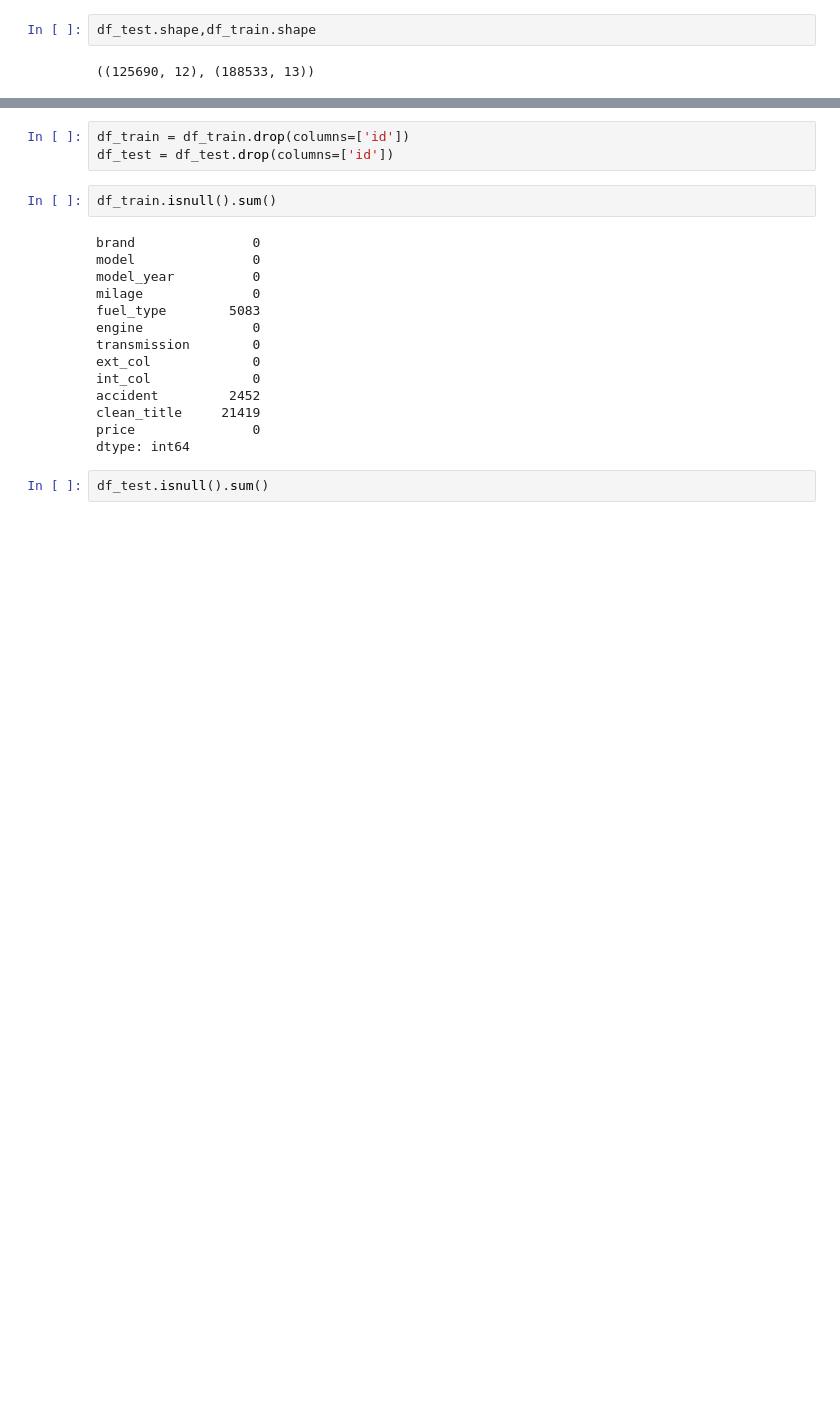
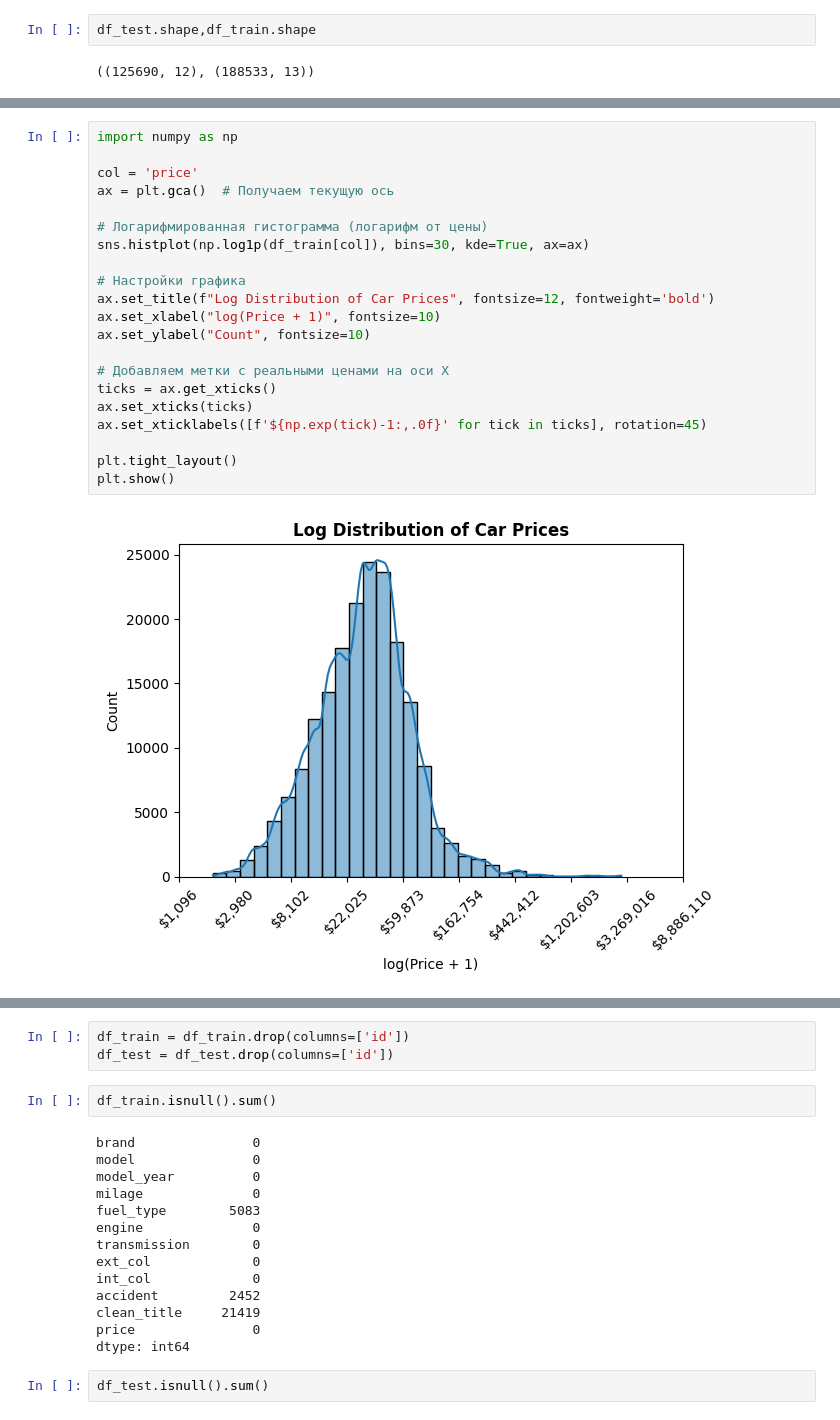
Before and after one commit to chesnokoff/Regression-of-Used-Car-Prices, a Jupyter notebook: car_predictions.ipynb, the cells around one changed output, grey strips where cells are left out. Saved outputs shown, nothing was run; the diff lists cells and outputs as text; blank space fills up the shorter version.

```diff
--- a/car_predictions.ipynb
+++ b/car_predictions.ipynb
@@ -42,0 +63,23 @@ df_test.shape,df_train.shape
+# %%
+import numpy as np
+
+col = 'price'
+ax = plt.gca()  # Получаем текущую ось
+
+# Логарифмированная гистограмма (логарифм от цены)
+sns.histplot(np.log1p(df_train[col]), bins=30, kde=True, ax=ax)
+
+# Настройки графика
+ax.set_title(f"Log Distribution of Car Prices", fontsize=12, fontweight='bold')
+ax.set_xlabel("log(Price + 1)", fontsize=10)
+ax.set_ylabel("Count", fontsize=10)
+
+# Добавляем метки с реальными ценами на оси X
+ticks = ax.get_xticks()
+ax.set_xticks(ticks)
+ax.set_xticklabels([f'${np.exp(tick)-1:,.0f}' for tick in ticks], rotation=45)
+
+plt.tight_layout()
+plt.show()
+# %% [output]
+[figure, added]
```
Also changed, not shown: parts of 4 cells of this notebook.
